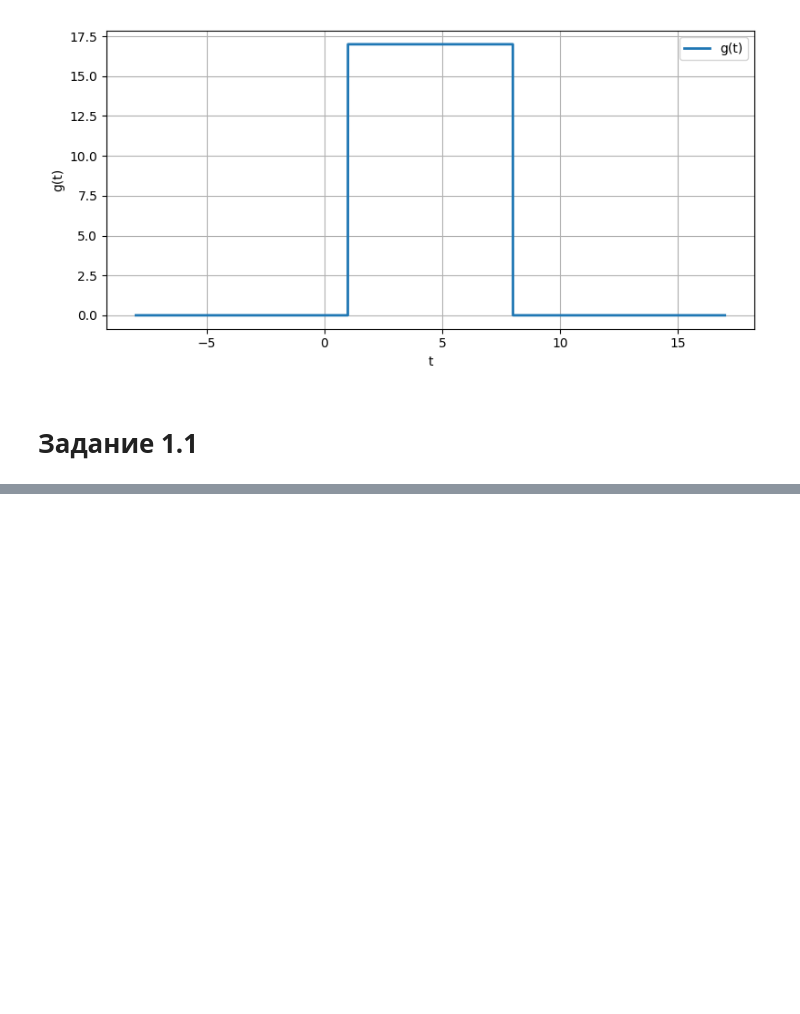
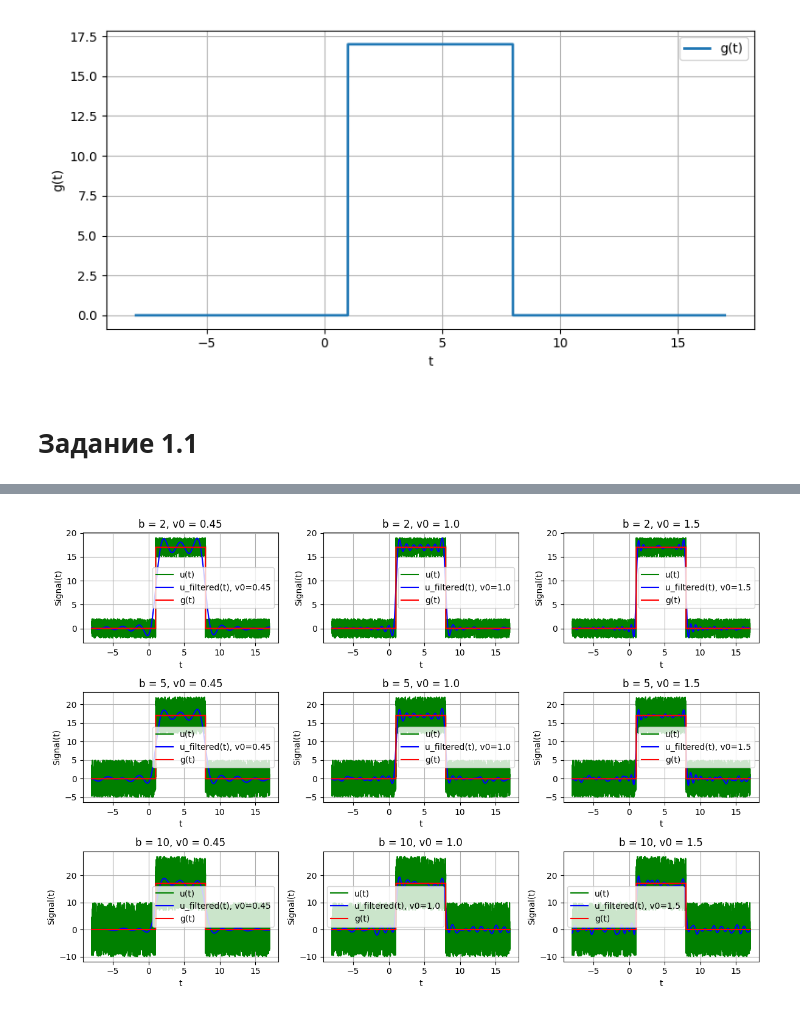
Before and after one commit to n-sukhov/ITMO-courses, a Jupyter notebook: Fourier_Methods/Lab3/Lab3.ipynb, the cells around one changed output, grey strips where cells are left out. Cells and saved outputs as stored; diff of their text form; code cells hidden in the pictures; blank space fills up the shorter version.

```diff
--- a/Fourier_Methods/Lab3/Lab3.ipynb
+++ b/Fourier_Methods/Lab3/Lab3.ipynb
@@ -158,0 +180,10 @@ draw_plots(
+# %%
+draw_plots(
+    rows=3,
+    cols=3,
+    width=12,
+    height=8,
+    subplot_data=subplot_data_signal
+)
+# %% [output]
+[figure, added]
```
Also changed, not shown: parts of 5 cells of this notebook.
